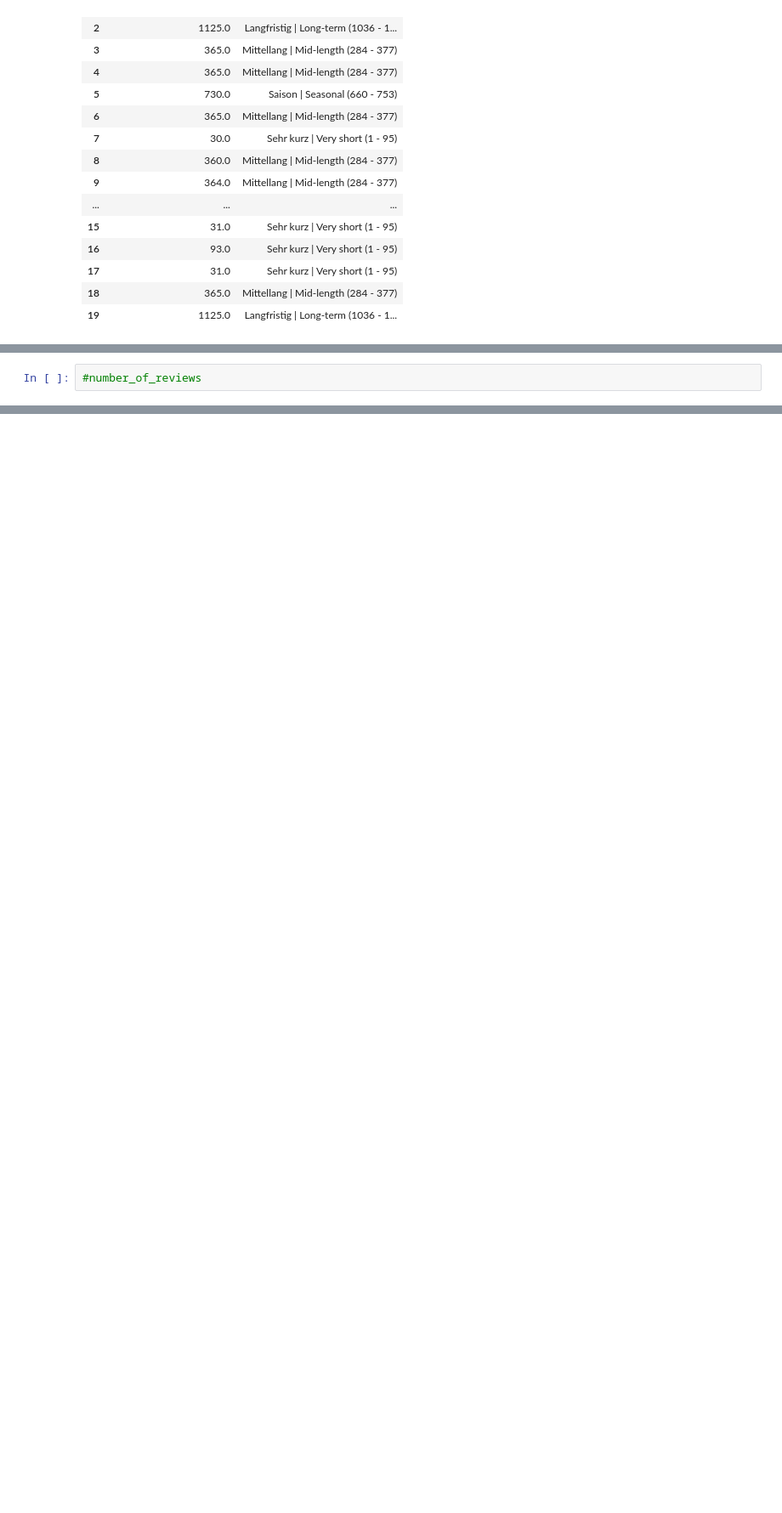
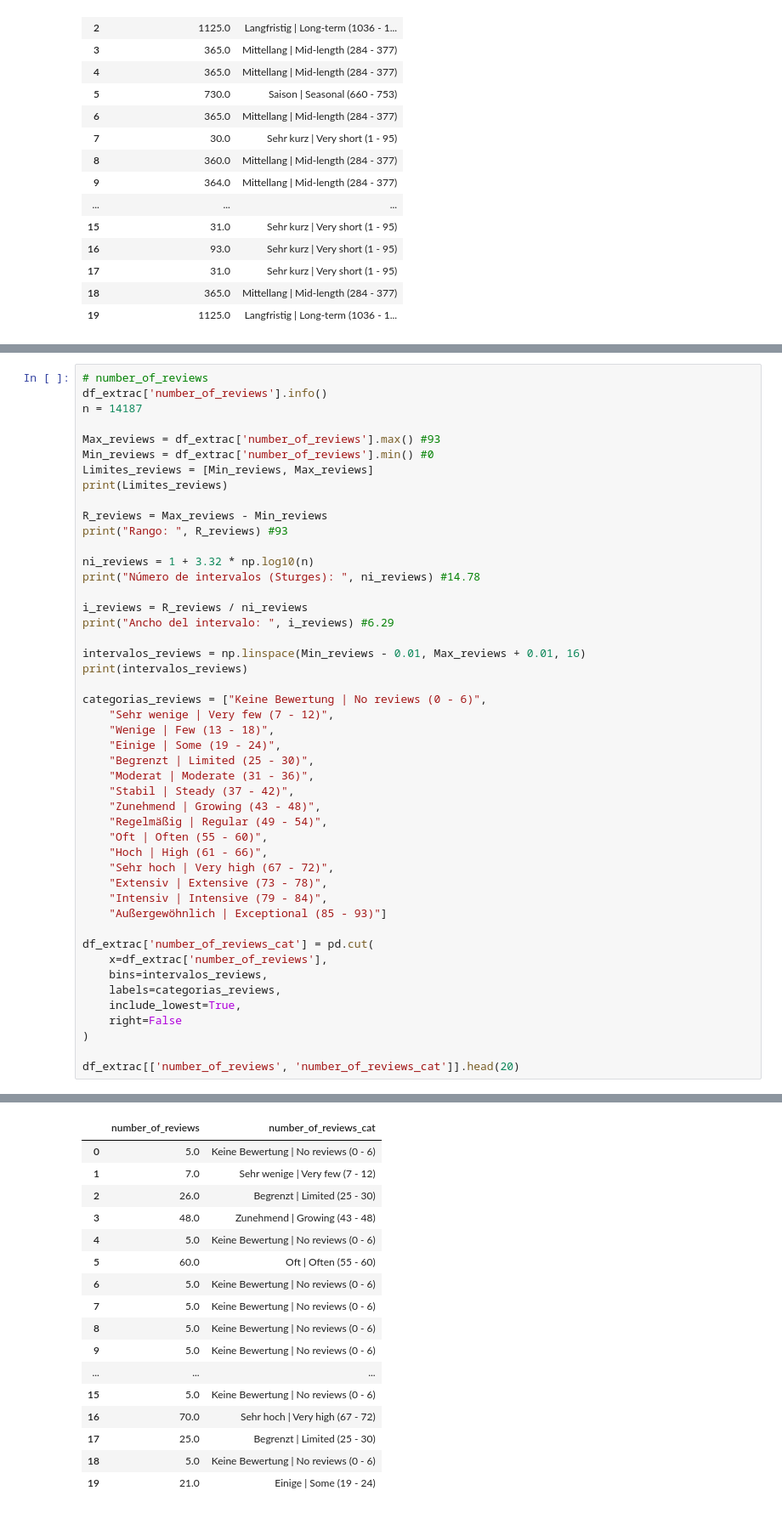
Before and after one commit to Raydays55/Actividad-5, a Jupyter notebook: Act5.ipynb, the cells around one changed output, grey strips where cells are left out. Shown at 85% size. Cells and saved outputs as stored; diff of their text form; blank space fills up the shorter version.

```diff
--- a/Act5.ipynb
+++ b/Act5.ipynb
@@ -867,2 +946,48 @@ Ancho del intervalo:  95.57450998788002
 # %%
-#number_of_reviews
+# number_of_reviews
+df_extrac['number_of_reviews'].info()
+n = 14187
+
+Max_reviews = df_extrac['number_of_reviews'].max() #93
+Min_reviews = df_extrac['number_of_reviews'].min() #0
+Limites_reviews = [Min_reviews, Max_reviews]
+print(Limites_reviews)
+
+R_reviews = Max_reviews - Min_reviews
+print("Rango: ", R_reviews) #93
+
+ni_reviews = 1 + 3.32 * np.log10(n)
+print("Número de intervalos (Sturges): ", ni_reviews) #14.78
+
+i_reviews = R_reviews / ni_reviews
+print("Ancho del intervalo: ", i_reviews) #6.29
+
+intervalos_reviews = np.linspace(Min_reviews - 0.01, Max_reviews + 0.01, 16)
+print(intervalos_reviews)
+
+categorias_reviews = ["Keine Bewertung | No reviews (0 - 6)",
+    "Sehr wenige | Very few (7 - 12)",
+    "Wenige | Few (13 - 18)",
+    "Einige | Some (19 - 24)",
+    "Begrenzt | Limited (25 - 30)",
+    "Moderat | Moderate (31 - 36)",
+    "Stabil | Steady (37 - 42)",
+    "Zunehmend | Growing (43 - 48)",
+    "Regelmäßig | Regular (49 - 54)",
+    "Oft | Often (55 - 60)",
+    "Hoch | High (61 - 66)",
+    "Sehr hoch | Very high (67 - 72)",
+    "Extensiv | Extensive (73 - 78)",
+    "Intensiv | Intensive (79 - 84)",
+    "Außergewöhnlich | Exceptional (85 - 93)"]
+
+df_extrac['number_of_reviews_cat'] = pd.cut(
+    x=df_extrac['number_of_reviews'],
+    bins=intervalos_reviews,
+    labels=categorias_reviews,
+    include_lowest=True,
+    right=False
+)
+
+df_extrac[['number_of_reviews', 'number_of_reviews_cat']].head(20)
+# %% [output]
@@ -869 +1010,18 @@ Ancho del intervalo:  95.57450998788002
+|  | number_of_reviews | number_of_reviews_cat |
+| 0 | 5.0 | Keine Bewertung | No reviews (0 - 6) |
+| 1 | 7.0 | Sehr wenige | Very few (7 - 12) |
+| 2 | 26.0 | Begrenzt | Limited (25 - 30) |
+| 3 | 48.0 | Zunehmend | Growing (43 - 48) |
+| 4 | 5.0 | Keine Bewertung | No reviews (0 - 6) |
+| 5 | 60.0 | Oft | Often (55 - 60) |
+| 6 | 5.0 | Keine Bewertung | No reviews (0 - 6) |
+| 7 | 5.0 | Keine Bewertung | No reviews (0 - 6) |
+| 8 | 5.0 | Keine Bewertung | No reviews (0 - 6) |
+| 9 | 5.0 | Keine Bewertung | No reviews (0 - 6) |
+| ... | ... | ... |
+| 15 | 5.0 | Keine Bewertung | No reviews (0 - 6) |
+| 16 | 70.0 | Sehr hoch | Very high (67 - 72) |
+| 17 | 25.0 | Begrenzt | Limited (25 - 30) |
+| 18 | 5.0 | Keine Bewertung | No reviews (0 - 6) |
+| 19 | 21.0 | Einige | Some (19 - 24) |
 # %%
```
Also changed, not shown: parts of 4 cells of this notebook.
